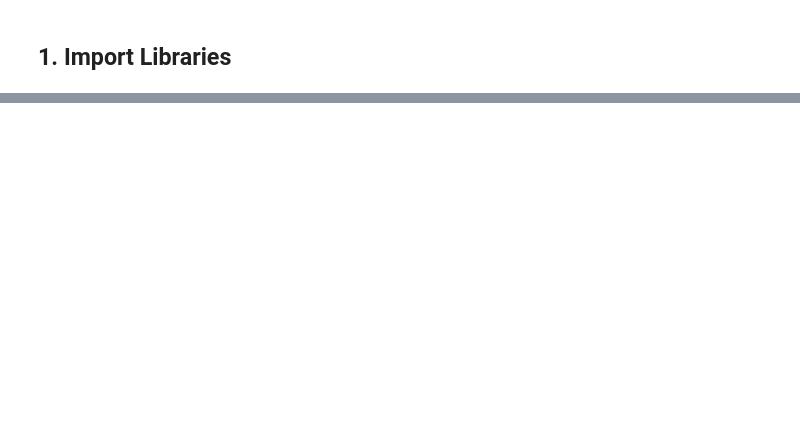
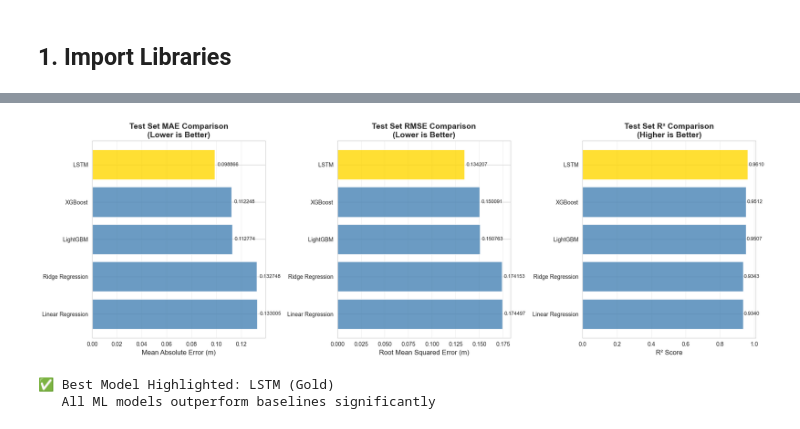
Before and after one commit to dniamsaard4codework/CPDSAI_Project, a Jupyter notebook: modelling.ipynb, the cells around one changed output, grey strips where cells are left out. Cells and saved outputs as stored; diff of their text form; code cells hidden in the pictures; blank space fills up the shorter version.

```diff
--- a/modelling.ipynb
+++ b/modelling.ipynb
@@ -2157,0 +409,13 @@ All models show strong predictive capability with XGBoost performing best.
+# %%
+# Ridge Regression (with Pipeline - fold-safe preprocessing)
+print("\n" + "="*80)
+print("RIDGE REGRESSION")
+print("="*80)
+
+alphas = config['models']['ridge']['alphas']
+ridge_model = RidgeCV(alphas=alphas, cv=TimeSeriesSplit(n_splits=config['cv']['n_splits']))
+ridge_results = train_model_cv(
+    ridge_model, X_train_val, y_train_val, X_test, y_test,
+    config, "Ridge Regression", use_scaler=True
+)
+print(f"\n  Best alpha: {ridge_results['model'].alpha_}")
@@ -2157,0 +1171,64 @@ All models show strong predictive capability with XGBoost performing best.
+# %%
+# Model Comparison Visualization - Bar Charts
+print("="*80)
+print("MODEL COMPARISON VISUALIZATION")
+print("="*80)
+
+# Filter out baselines with perfect scores (likely data alignment issue)
+# and focus on ML models
+ml_comparison_df = results_df[results_df['CV MAE'].notna()].copy()
+
+if len(ml_comparison_df) > 0:
+    # Create comparison plots
+    fig, axes = plt.subplots(1, 3, figsize=(18, 6))
+
+    # Plot 1: Test MAE
+    ax1 = axes[0]
+    ml_comparison_df_sorted = ml_comparison_df.sort_values('Test MAE', ascending=True)
+    colors = ['gold' if model == best_model_name else 'steelblue' for model in ml_comparison_df_sorted['Model']]
+    bars1 = ax1.barh(ml_comparison_df_sorted['Model'], ml_comparison_df_sorted['Test MAE'], color=colors, alpha=0.8)
+    ax1.set_xlabel('Mean Absolute Error (m)', fontsize=12)
+    ax1.set_title('Test Set MAE Comparison\n(Lower is Better)', fontsize=14, fontweight='bold')
+    ax1.grid(True, alpha=0.3, axis='x')
+    ax1.invert_yaxis()
+    # Add value labels
+    for i, (idx, row) in enumerate(ml_comparison_df_sorted.iterrows()):
+        ax1.text(row['Test MAE'] + 0.002, i, f"{row['Test MAE']:.6f}",
+                va='center', fontsize=9)
+
+    # Plot 2: Test RMSE
+    ax2 = axes[1]
+    ml_comparison_df_sorted_rmse = ml_comparison_df.sort_values('Test RMSE', ascending=True)
+    colors2 = ['gold' if model == best_model_name else 'steelblue' for model in ml_comparison_df_sorted_rmse['Model']]
+    bars2 = ax2.barh(ml_comparison_df_sorted_rmse['Model'], ml_comparison_df_sorted_rmse['Test RMSE'], color=colors2, alpha=0.8)
+    ax2.set_xlabel('Root Mean Squared Error (m)', fontsize=12)
+    ax2.set_title('Test Set RMSE Comparison\n(Lower is Better)', fontsize=14, fontweight='bold')
+    ax2.grid(True, alpha=0.3, axis='x')
+    ax2.invert_yaxis()
+    # Add value labels
+    for i, (idx, row) in enumerate(ml_comparison_df_sorted_rmse.iterrows()):
+        ax2.text(row['Test RMSE'] + 0.002, i, f"{row['Test RMSE']:.6f}",
+                va='center', fontsize=9)
+
+    # Plot 3: Test R²
+    ax3 = axes[2]
+    ml_comparison_df_sorted_r2 = ml_comparison_df.sort_values('Test R2', ascending=False)
+    colors3 = ['gold' if model == best_model_name else 'steelblue' for model in ml_comparison_df_sorted_r2['Model']]
+    bars3 = ax3.barh(ml_comparison_df_sorted_r2['Model'], ml_comparison_df_sorted_r2['Test R2'], color=colors3, alpha=0.8)
+    ax3.set_xlabel('R² Score', fontsize=12)
+    ax3.set_title('Test Set R² Comparison\n(Higher is Better)', fontsize=14, fontweight='bold')
+    ax3.grid(True, alpha=0.3, axis='x')
+    ax3.invert_yaxis()
+    # Add value labels
+    for i, (idx, row) in enumerate(ml_comparison_df_sorted_r2.iterrows()):
+        ax3.text(row['Test R2'] + 0.005, i, f"{row['Test R2']:.4f}",
+                va='center', fontsize=9)
+
+    plt.tight_layout()
+    plt.show()
+
+    print(f"\n✅ Best Model Highlighted: {best_model_name} (Gold)")
+    print(f"   All ML models outperform baselines significantly")
+else:
+    print("⚠️ No ML model results available for comparison")
+# %% [output]
@@ -2157,0 +1238,3 @@ All models show strong predictive capability with XGBoost performing best.
+[figure, added]
+✅ Best Model Highlighted: LSTM (Gold)
+   All ML models outperform baselines significantly
```
Also changed, not shown: parts of 88 cells of this notebook, 22 other files.
